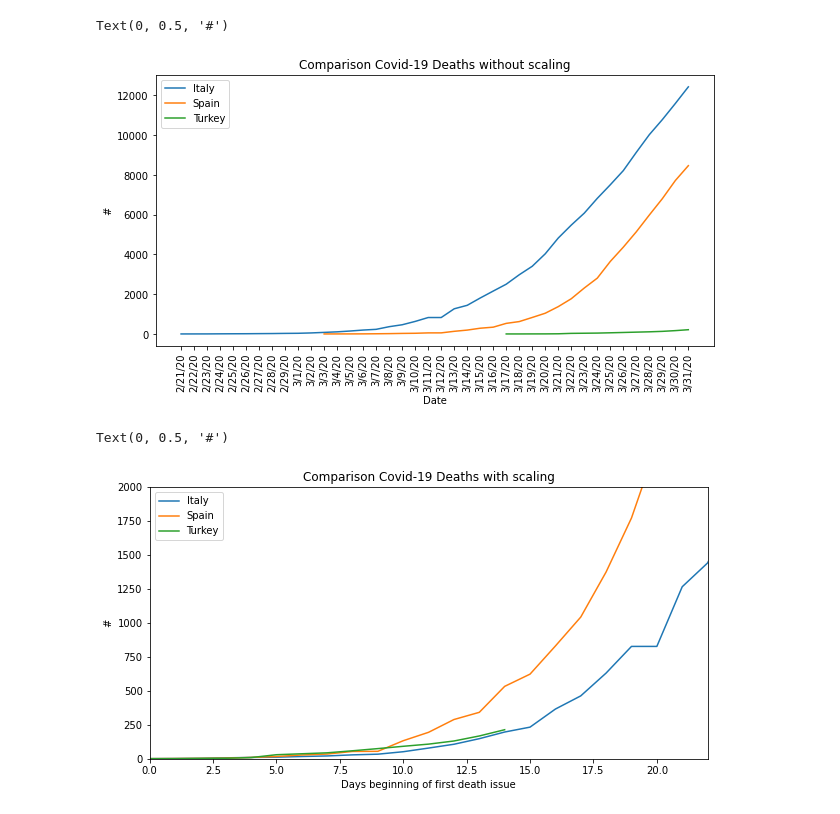
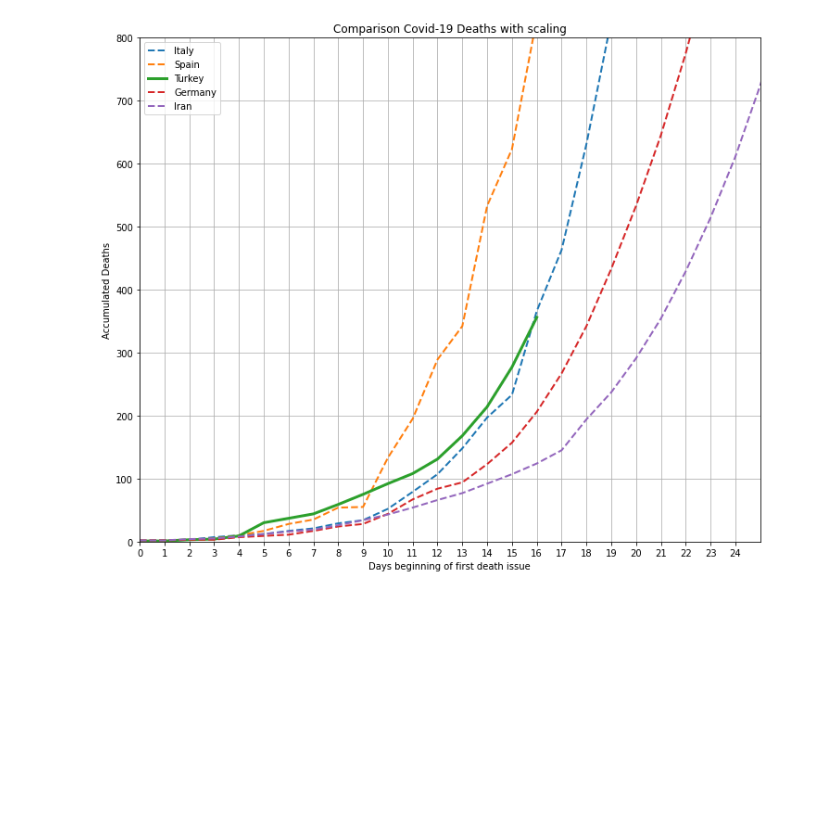
Before and after one commit to hhnigdeli/COVID-19, a Jupyter notebook: Covid-19.ipynb, the cells around one changed output. Saved outputs shown, nothing was run; the diff lists cells and outputs as text; code cells hidden in the pictures; blank space fills up the shorter version.

```diff
--- a/Covid-19.ipynb
+++ b/Covid-19.ipynb
@@ -8,5 +9,5 @@ scope = ["Italy","Spain","Turkey"]
 # %%
-limit = len(data[0].columns)
+limit = len(data[2].columns)
 # %%
 scopeData = []
 
@@ -19,34 +20,31 @@ Italy  = scopeData[0][scopeData[0].Quantity != 0].reset_index(drop=True)
 Spain  = scopeData[1][scopeData[1].Quantity != 0].reset_index(drop=True)
 #Iran   = scopeData[2][scopeData[2].Quantity != 0].reset_index(drop=True)
 Turkey = scopeData[2][scopeData[2].Quantity != 0].reset_index(drop=True)
+Germany = scopeData[3][scopeData[3].Quantity != 0].reset_index(drop=True)
+Iran = scopeData[4][scopeData[4].Quantity != 0].reset_index(drop=True)
+#Portugal = scopeData[5][scopeData[5].Quantity != 0].reset_index(drop=True)
 # %%
-withoutZerosData = [Italy,Spain,Turkey]
+withoutZerosData = [Italy,Spain,Turkey,Germany,Iran]
 # %%
 import matplotlib.pyplot as plt
-plt.rcParams["figure.figsize"] = (10,5)
+plt.rcParams["figure.figsize"] = (12,10)
 # %%
+c=0
 for i in withoutZerosData:
 
-    plt.plot(i.Date,i.Quantity)
-
-    plt.xticks(rotation='vertical')
+    if c ==2:
+        plt.plot(i.index,i.Quantity,linewidth=3)
+        c +=1
+    else:
+        plt.plot(i.index,i.Quantity,linewidth=2,linestyle="--")
+        plt.ylim(0,800)
+        plt.xlim(0,25)
+        plt.xticks(np.arange(0, 25, step=1))
+        c +=1
 plt.legend( scope)
-plt.title("Comparison Covid-19 Deaths without scaling")
-plt.xlabel("Date")
-plt.ylabel("#")
+plt.title("Comparison Covid-19 Deaths with scaling")
+plt.xlabel("Days beginning of first death issue")
+plt.ylabel("Accumulated Deaths")
+plt.grid()
 # %% [output]
-Text(0, 0.5, '#')
-[figure, old version]
+[figure, new version]
-# %%
-for i in withoutZerosData:
-
-    plt.plot(i.Quantity)
-    plt.ylim(0,2000)
-    plt.xlim(0,22)
-plt.legend( scope)
-plt.title("Comparison Covid-19 Deaths with scaling")
-plt.xlabel("Days beginning of first death issue")
-plt.ylabel("#")
-# %% [output]
-Text(0, 0.5, '#')
-[figure, removed]
```
Also changed, not shown: parts of 4 cells of this notebook.
